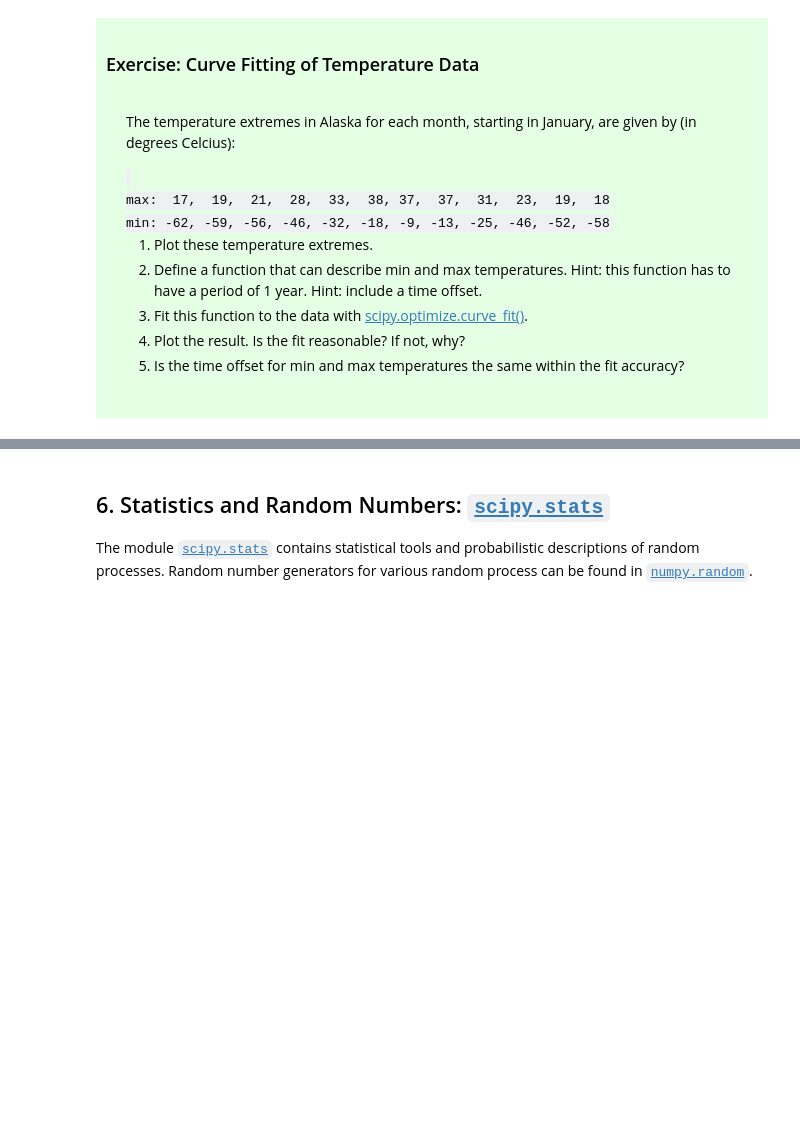
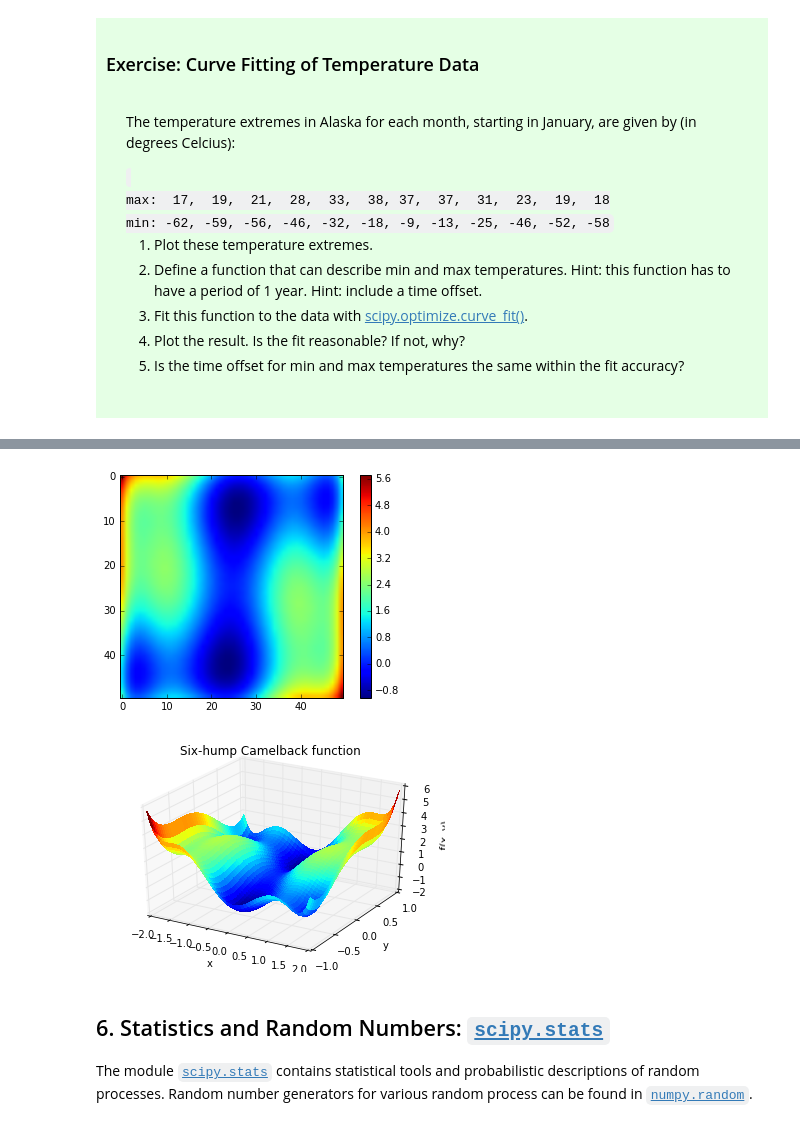
Before and after one commit to kkg8soccer/CSCI-2000, a Jupyter notebook: scipy/scipy.ipynb, the cells around one changed output, grey strips where cells are left out. Drawn from its saved outputs; the diff is of its cells as text; code cells hidden in the pictures; blank space fills up the shorter version.

```diff
--- a/scipy/scipy.ipynb
+++ b/scipy/scipy.ipynb
@@ -469,30 +469,33 @@ min: -62, -59, -56, -46, -32, -18, -9, -13, -25, -46, -52, -58
 # %%
 from mpl_toolkits.mplot3d import Axes3D
 
 
 def sixhump(x):
     return (4 - 2.1*x[0]**2 + x[0]**4 / 3.) * x[0]**2 + x[0] * x[1] + (-4 + \
         4*x[1]**2) * x[1] **2
 
 x = np.linspace(-2, 2)
 y = np.linspace(-1, 1)
 xg, yg = np.meshgrid(x, y)
 
-#plt.figure()  # simple visualization for use in tutorial
-#plt.imshow(sixhump([xg, yg]))
-#plt.colorbar()
+plt.figure()  # simple visualization for use in tutorial
+plt.imshow(sixhump([xg, yg]))
+plt.colorbar()
 
 fig = plt.figure()
 ax = fig.add_subplot(111, projection='3d')
 surf = ax.plot_surface(xg, yg, sixhump([xg, yg]), rstride=1, cstride=1,
                        cmap=plt.cm.jet, linewidth=0, antialiased=False)
 
 ax.set_xlabel('x')
 ax.set_ylabel('y')
 ax.set_zlabel('f(x, y)')
 ax.set_title('Six-hump Camelback function')
 
 plt.show()
+# %% [output]
+[figure, added]
+[figure, added]
 # %% [markdown]
 ## 6. Statistics and Random Numbers: [`scipy.stats`](http://docs.scipy.org/doc/scipy/reference/stats.html#module-scipy.stats)
 The module [`scipy.stats`](http://docs.scipy.org/doc/scipy/reference/stats.html#module-scipy.stats) contains statistical tools and probabilistic descriptions of random processes. Random number generators for various random process can be found in [`numpy.random`](http://docs.scipy.org/doc/numpy-1.10.0/reference/routines.random.html).
```
Also changed, not shown: parts of 6 cells of this notebook, 3 other files.
